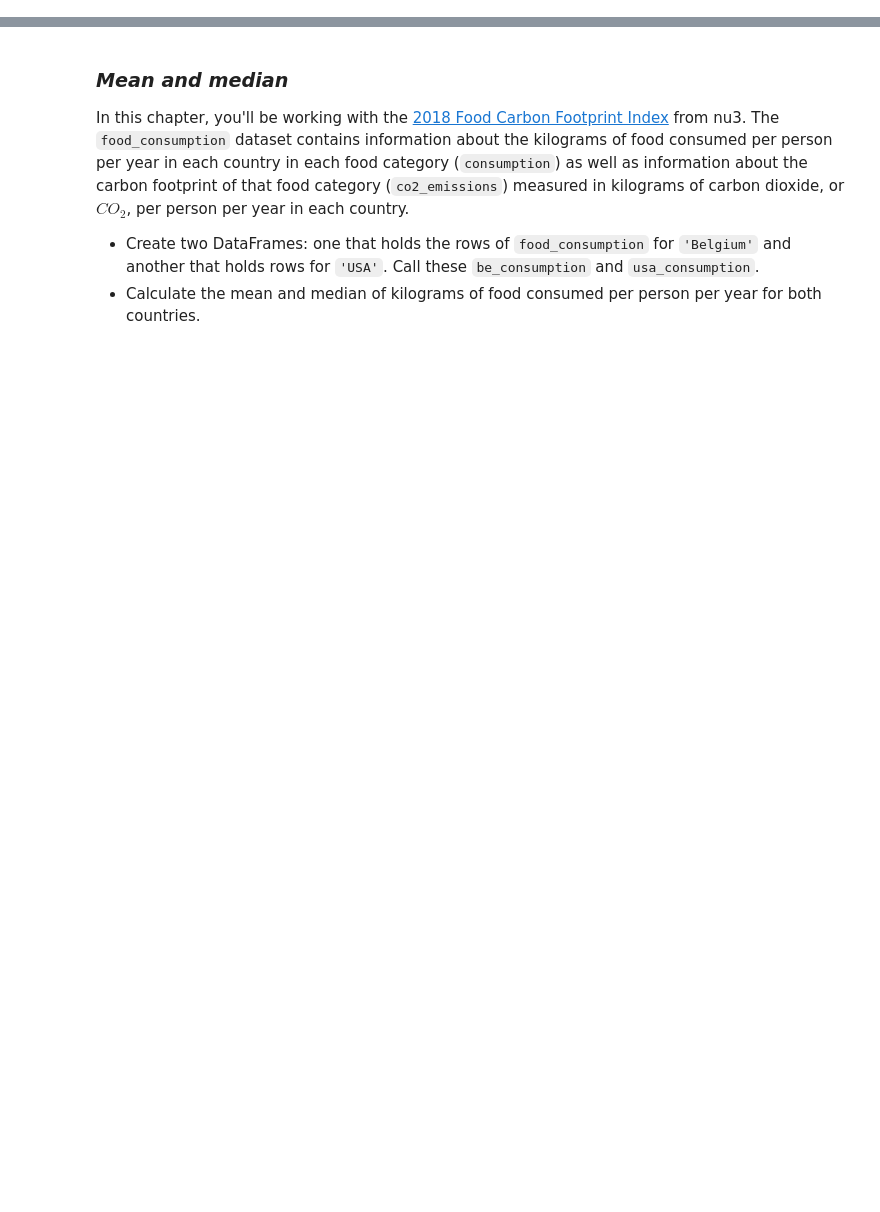
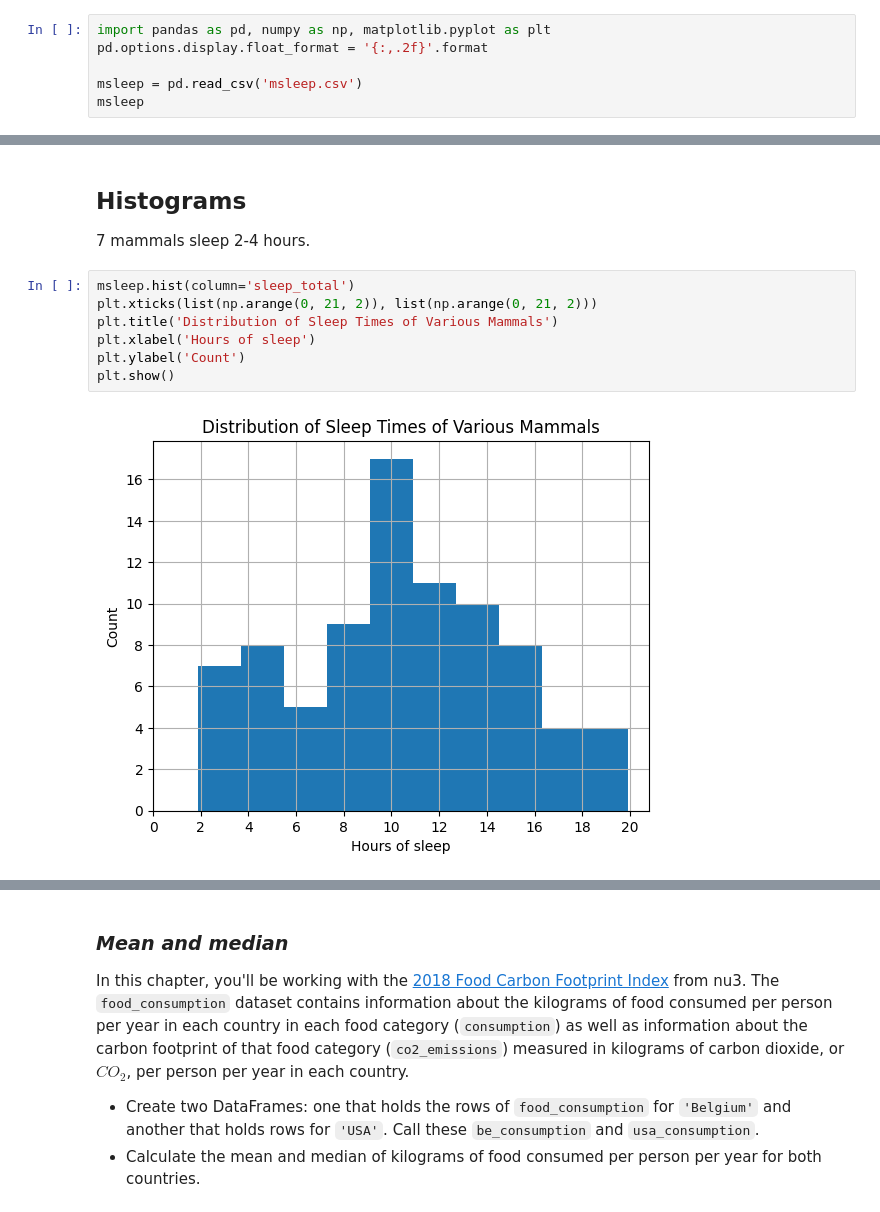
Before and after one commit to armeros/DC_Stats_Introduction, a Jupyter notebook: Intro_to_Stats.ipynb, the cells around one changed output, grey strips where cells are left out. Saved outputs shown, nothing was run; the diff lists cells and outputs as text; blank space fills up the shorter version.

```diff
--- a/Intro_to_Stats.ipynb
+++ b/Intro_to_Stats.ipynb
@@ -0,0 +5,6 @@
+# %%
+import pandas as pd, numpy as np, matplotlib.pyplot as plt
+pd.options.display.float_format = '{:,.2f}'.format
+
+msleep = pd.read_csv('msleep.csv')
+msleep
@@ -0,0 +25,13 @@
+# %% [markdown]
+## **Histograms**
+
+7 mammals sleep 2-4 hours.
+# %%
+msleep.hist(column='sleep_total')
+plt.xticks(list(np.arange(0, 21, 2)), list(np.arange(0, 21, 2)))
+plt.title('Distribution of Sleep Times of Various Mammals')
+plt.xlabel('Hours of sleep')
+plt.ylabel('Count')
+plt.show()
+# %% [output]
+[figure, added]
```
Also changed, not shown: parts of 160 cells of this notebook.
